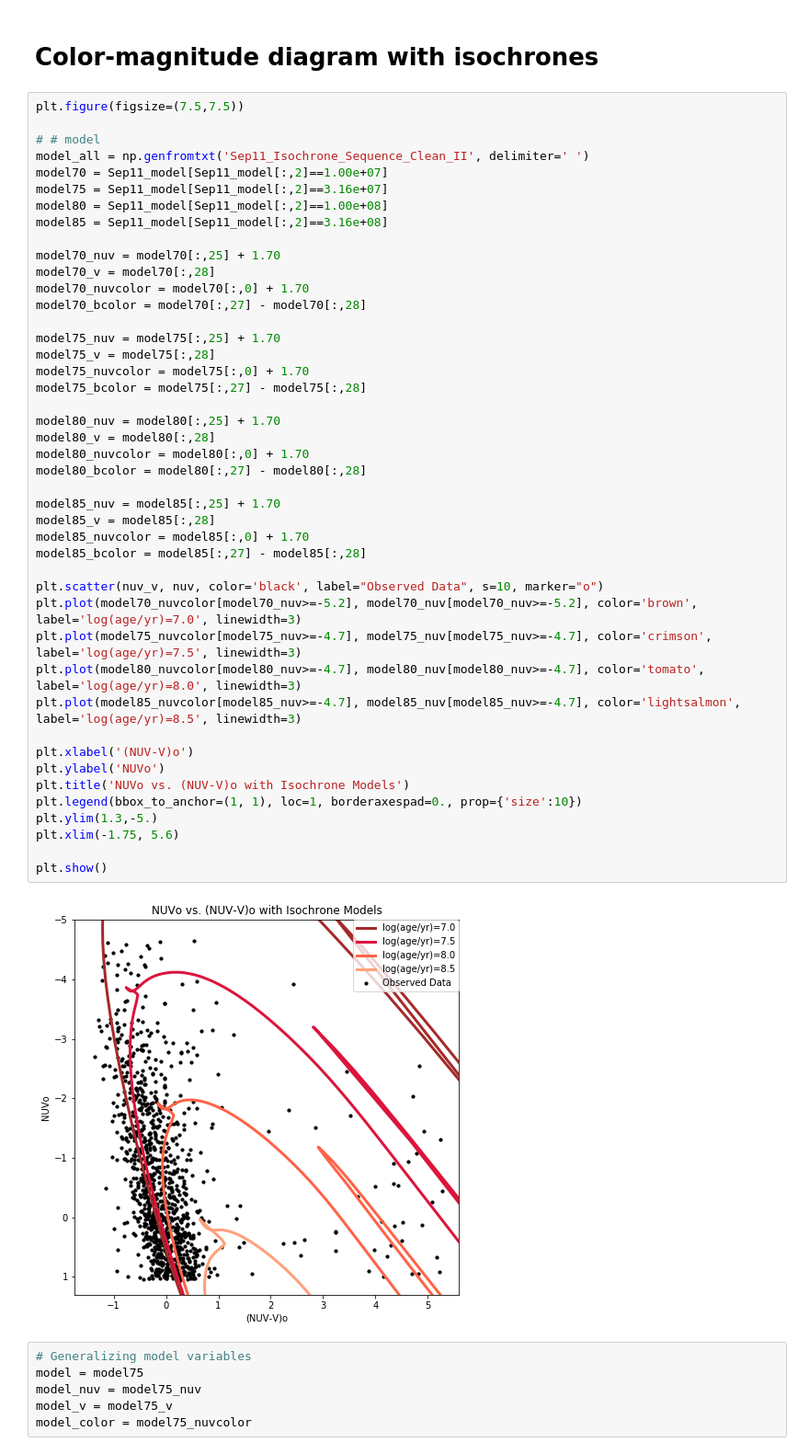
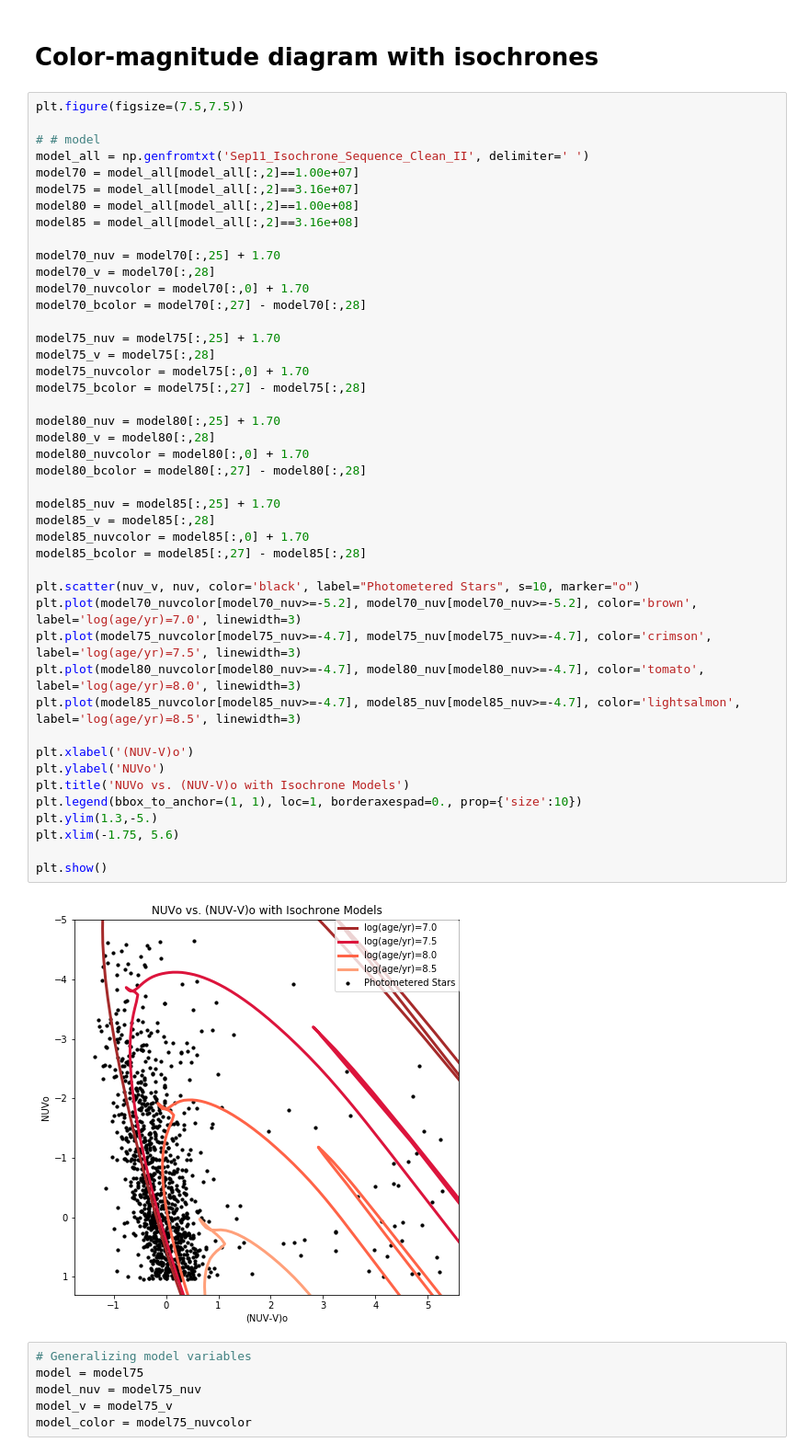
Before and after one commit to leahmfulmer/star-formation-smc-wing, a Jupyter notebook: Isochrone Match.ipynb, the cells around one changed output. Shown at 92% size. Cells and saved outputs as stored; diff of their text form.

```diff
--- a/Isochrone Match.ipynb
+++ b/Isochrone Match.ipynb
@@ -61,10 +61,10 @@ plt.figure(figsize=(7.5,7.5))
 
 # # model
 model_all = np.genfromtxt('Sep11_Isochrone_Sequence_Clean_II', delimiter=' ')
-model70 = Sep11_model[Sep11_model[:,2]==1.00e+07]
-model75 = Sep11_model[Sep11_model[:,2]==3.16e+07]
-model80 = Sep11_model[Sep11_model[:,2]==1.00e+08]
-model85 = Sep11_model[Sep11_model[:,2]==3.16e+08]
+model70 = model_all[model_all[:,2]==1.00e+07]
+model75 = model_all[model_all[:,2]==3.16e+07]
+model80 = model_all[model_all[:,2]==1.00e+08]
+model85 = model_all[model_all[:,2]==3.16e+08]
 
 model70_nuv = model70[:,25] + 1.70
 model70_v = model70[:,28]
@@ -73,35 +73,35 @@ model70_bcolor = model70[:,27] - model70[:,28]
 
 model75_nuv = model75[:,25] + 1.70
 model75_v = model75[:,28]
 model75_nuvcolor = model75[:,0] + 1.70
 model75_bcolor = model75[:,27] - model75[:,28]
 
 model80_nuv = model80[:,25] + 1.70
 model80_v = model80[:,28]
 model80_nuvcolor = model80[:,0] + 1.70
 model80_bcolor = model80[:,27] - model80[:,28]
 
 model85_nuv = model85[:,25] + 1.70
 model85_v = model85[:,28]
 model85_nuvcolor = model85[:,0] + 1.70
 model85_bcolor = model85[:,27] - model85[:,28]
 
-plt.scatter(nuv_v, nuv, color='black', label="Observed Data", s=10, marker="o")
+plt.scatter(nuv_v, nuv, color='black', label="Photometered Stars", s=10, marker="o")
 plt.plot(model70_nuvcolor[model70_nuv>=-5.2], model70_nuv[model70_nuv>=-5.2], color='brown', label='log(age/yr)=7.0', linewidth=3)
 plt.plot(model75_nuvcolor[model75_nuv>=-4.7], model75_nuv[model75_nuv>=-4.7], color='crimson', label='log(age/yr)=7.5', linewidth=3)
 plt.plot(model80_nuvcolor[model80_nuv>=-4.7], model80_nuv[model80_nuv>=-4.7], color='tomato', label='log(age/yr)=8.0', linewidth=3)
 plt.plot(model85_nuvcolor[model85_nuv>=-4.7], model85_nuv[model85_nuv>=-4.7], color='lightsalmon', label='log(age/yr)=8.5', linewidth=3)
 
 plt.xlabel('(NUV-V)o')
 plt.ylabel('NUVo')
 plt.title('NUVo vs. (NUV-V)o with Isochrone Models')
 plt.legend(bbox_to_anchor=(1, 1), loc=1, borderaxespad=0., prop={'size':10})
 plt.ylim(1.3,-5.)
 plt.xlim(-1.75, 5.6)
 
 plt.show()
 # %% [output]
-[figure, old version]
+[figure, new version]
 # %%
 # Generalizing model variables
 model = model75
```
Also changed, not shown: parts of 1 cell of this notebook, 7 other files.
